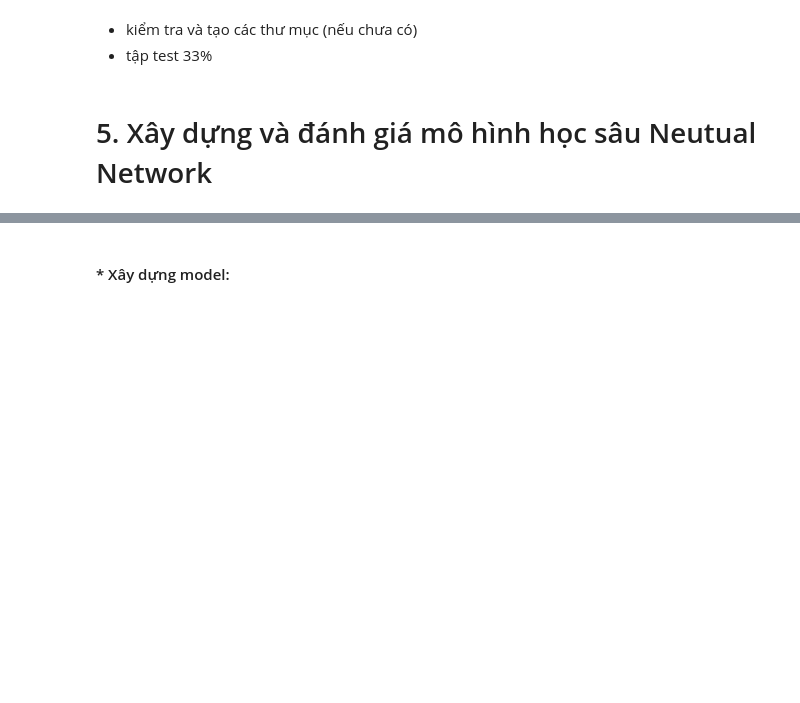
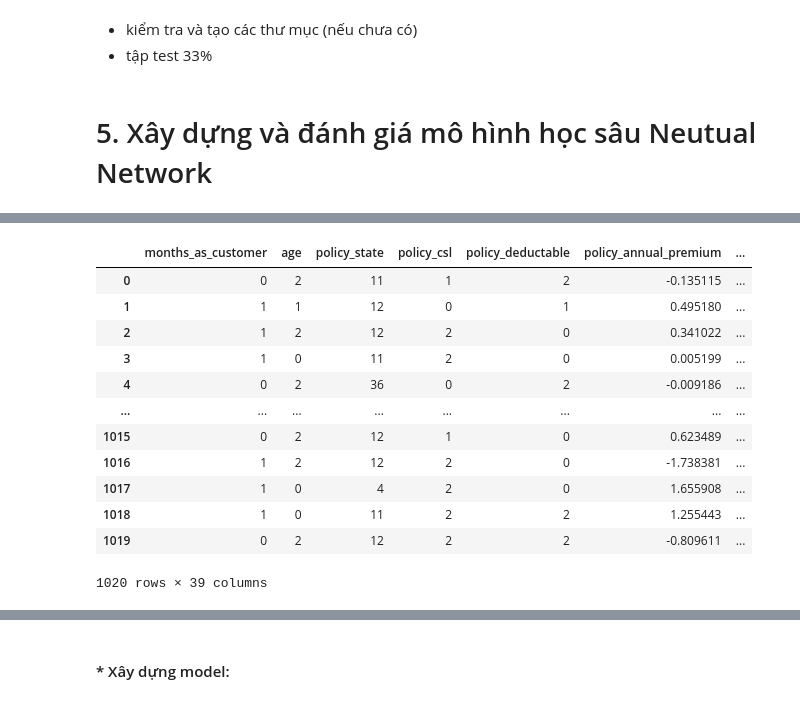
Before and after one commit to dinhtanloc/ads_fraud_detection, a Jupyter notebook: src/prj1/5.Meta_deep_stacking/exp_gan/2_Meta_deep_stacking_mainbaseline_gan.ipynb, the cells around one changed output, grey strips where cells are left out. Cells and saved outputs as stored; diff of their text form; code cells hidden in the pictures; blank space fills up the shorter version.

```diff
--- a/src/prj1/5.Meta_deep_stacking/exp_gan/2_Meta_deep_stacking_mainbaseline_gan.ipynb
+++ b/src/prj1/5.Meta_deep_stacking/exp_gan/2_Meta_deep_stacking_mainbaseline_gan.ipynb
@@ -50,3 +75,19 @@ class_weights_dict
+# %%
+x_train
+# %% [output]
+|  | months_as_customer | age | policy_state | policy_csl | policy_deductable | policy_annual_premium | ... |
+| 0 | 0 | 2 | 11 | 1 | 2 | -0.135115 | ... |
+| 1 | 1 | 1 | 12 | 0 | 1 | 0.495180 | ... |
+| 2 | 1 | 2 | 12 | 2 | 0 | 0.341022 | ... |
+| 3 | 1 | 0 | 11 | 2 | 0 | 0.005199 | ... |
+| 4 | 0 | 2 | 36 | 0 | 2 | -0.009186 | ... |
+| ... | ... | ... | ... | ... | ... | ... | ... |
+| 1015 | 0 | 2 | 12 | 1 | 0 | 0.623489 | ... |
+| 1016 | 1 | 2 | 12 | 2 | 0 | -1.738381 | ... |
+| 1017 | 1 | 0 | 4 | 2 | 0 | 1.655908 | ... |
+| 1018 | 1 | 0 | 11 | 2 | 2 | 1.255443 | ... |
+| 1019 | 0 | 2 | 12 | 2 | 2 | -0.809611 | ... |
+1020 rows × 39 columns
 # %%
 
 
```
Also changed, not shown: parts of 19 cells of this notebook, 4 other files.
